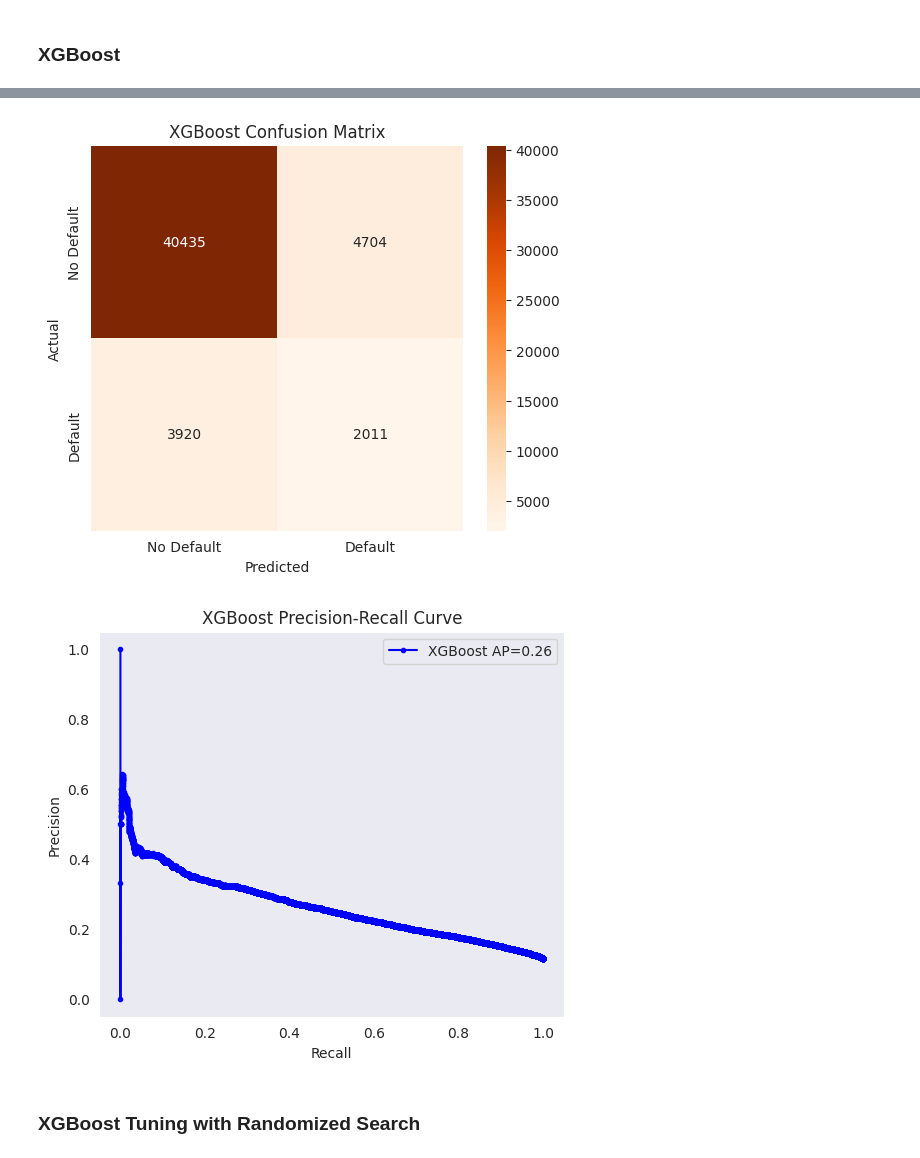
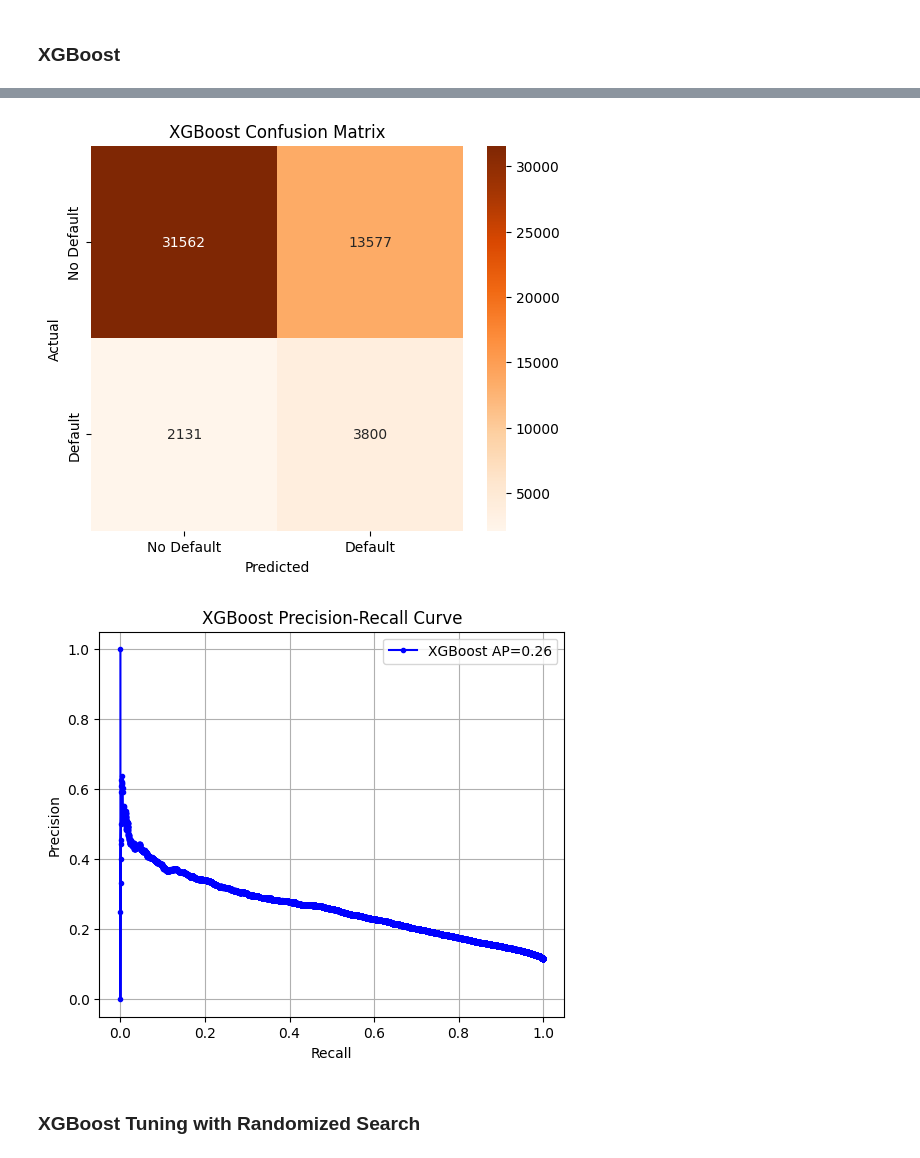
Before and after one commit to bonareri/Credit-Risk-Assessment, a Jupyter notebook: Credit_Risk_Modelling.ipynb, the cells around one changed output, grey strips where cells are left out. Drawn from its saved outputs; the diff is of its cells as text; code cells hidden in the pictures.

```diff
--- a/Credit_Risk_Modelling.ipynb
+++ b/Credit_Risk_Modelling.ipynb
@@ -667,7 +673,7 @@ plt.show()
 # Initialize Random Forest with better settings
 rf = RandomForestClassifier(
     n_estimators=50,
-    max_depth=10,
+    max_depth=5,
     min_samples_split=5,
     random_state=42,
     n_jobs=-1
@@ -767,3 +746,0 @@ random_search = RandomizedSearchCV(
-# %%
-# Train the model (MUCH FASTER)
-random_search.fit(X_train_resampled, y_train_resampled)
@@ -788,8 +752,9 @@ xgb = XGBClassifier(
     eval_metric='auc',
     use_label_encoder=False,
     n_estimators=50,
-    learning_rate=0.1,
-    max_depth=10,
+    learning_rate=0.01,
+    max_depth=5,
+    min_samples_split=5,
     random_state=42
 )
 # %%
@@ -810,7 +775,7 @@ XGBClassifier(base_score=None, booster=None, callbacks=None,
 # %%
 # Predict on test data
-y_pred_xgb = xgb.predict(X_test)
-y_proba_xgb = xgb.predict_proba(X_test)[:, 1]
+y_pred = xgb.predict(X_test)
+y_pred_xgb = xgb.predict_proba(X_test)[:, 1]
 # %%
 # Print Classification Report
 print("🔹 XGBoost Classification Report:\n")
@@ -850,22 +810,22 @@ plt.ylabel("Actual")
 plt.title("XGBoost Confusion Matrix")
 plt.show()
 # %% [output]
-[figure, old version]
+[figure, new version]
 # %%
 # Precision-Recall Curve
-precision_xgb, recall_xgb, _ = precision_recall_curve(y_test, y_pred_prob_xgb)
-avg_precision_xgb = average_precision_score(y_test, y_pred_prob_xgb)
+precision_xgb, recall_xgb, _ = precision_recall_curve(y_test, y_pred_xgb)
+avg_precision_xgb = average_precision_score(y_test, y_pred_xgb)
 
 plt.figure(figsize=(6, 5))
 plt.plot(recall_xgb, precision_xgb, marker='.', label=f'XGBoost AP={avg_precision_xgb:.2f}', color="blue")
 plt.xlabel('Recall')
 plt.ylabel('Precision')
 plt.title('XGBoost Precision-Recall Curve')
 plt.legend()
 plt.grid()
 plt.show()
 # %% [output]
-[figure, old version]
+[figure, new version]
 # %% [markdown]
 ### XGBoost Tuning with Randomized Search
 # %%
```
Also changed, not shown: parts of 27 cells of this notebook.
